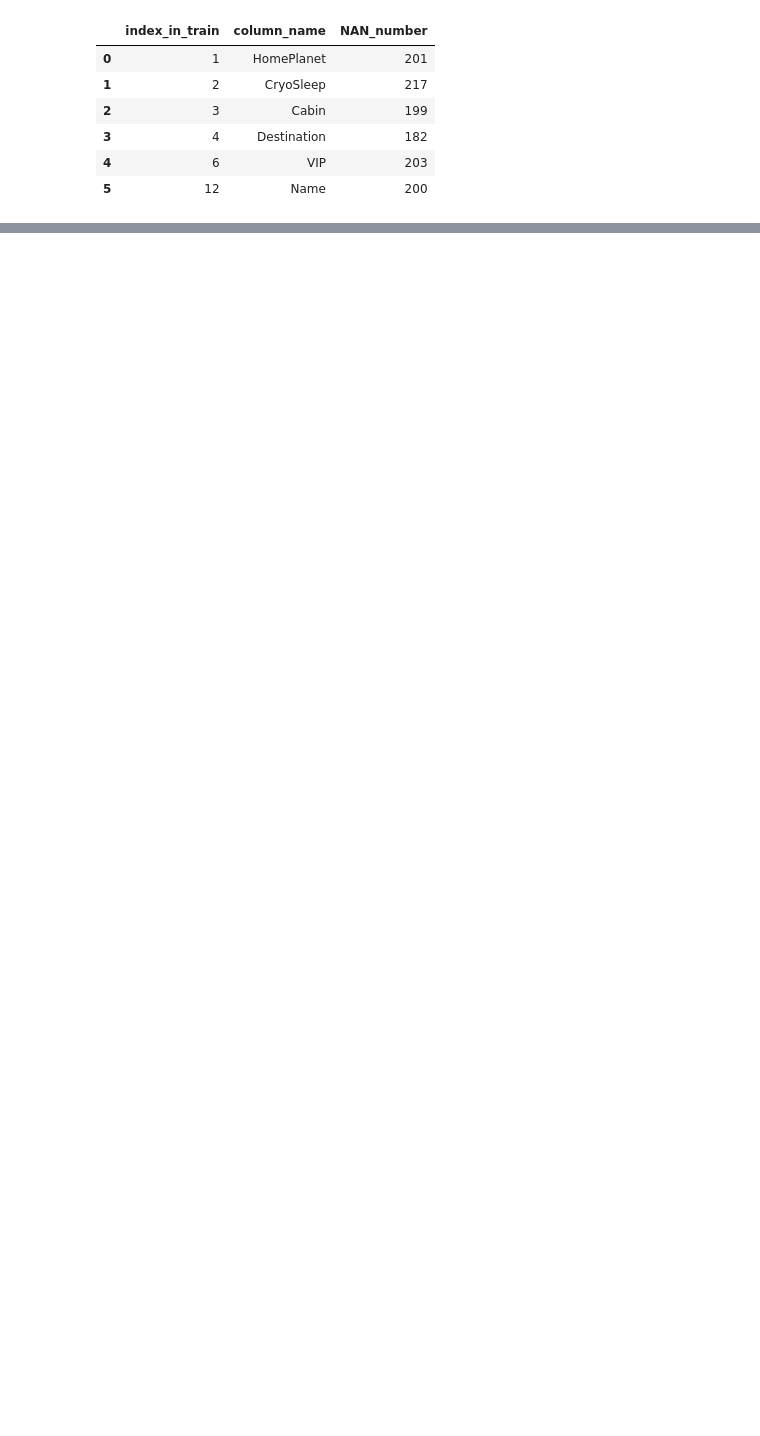
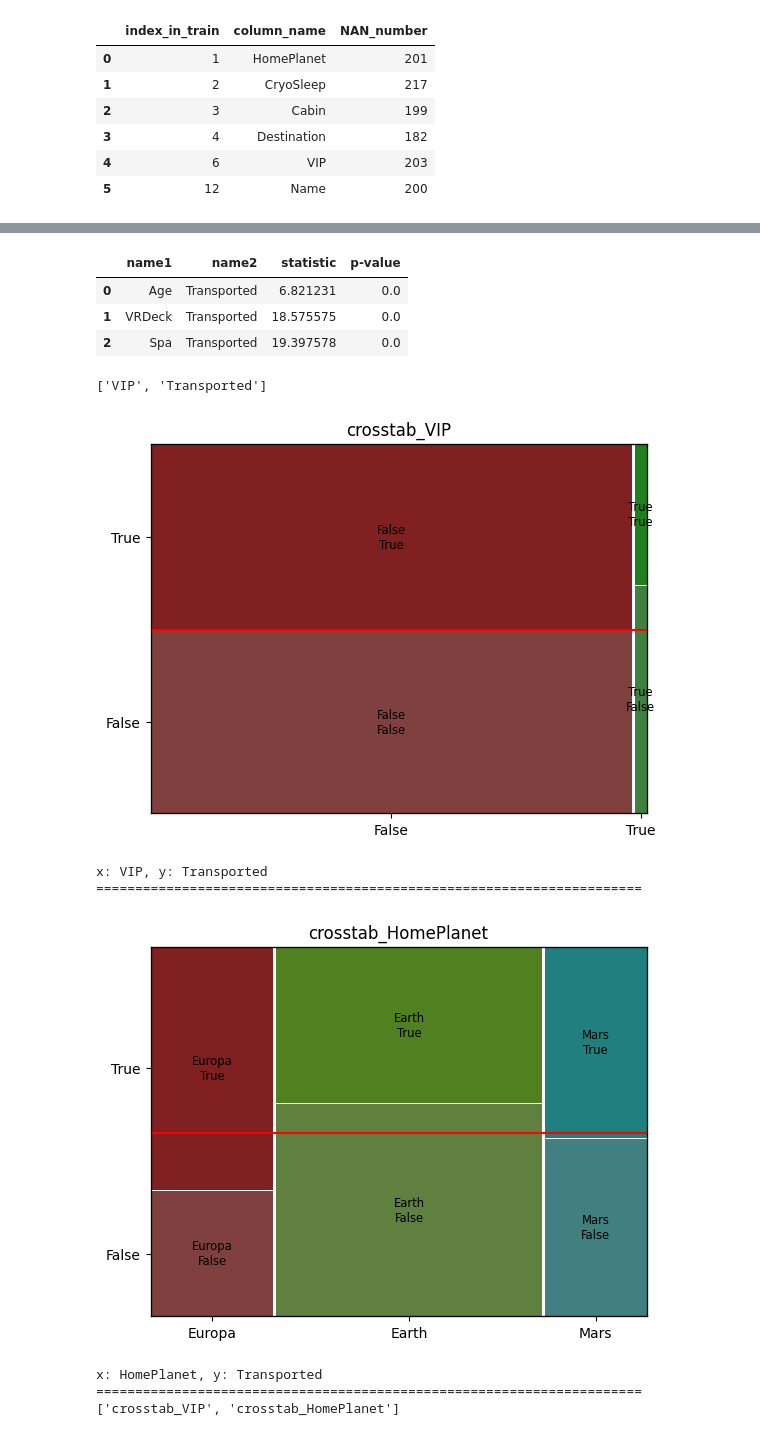
Before and after one commit to lakP44/coding-total, a Jupyter notebook: module/rock/test1.ipynb, the cells around one changed output, grey strips where cells are left out. Drawn from its saved outputs; the diff is of its cells as text; code cells hidden in the pictures; blank space fills up the shorter version.

```diff
--- a/module/rock/test1.ipynb
+++ b/module/rock/test1.ipynb
@@ -95,0 +95,65 @@ KNN = [ 5, n_neighbors ]
+# %%
+data = data.dropna(axis = 0)
+# %%
+make_ttest_df(data, ['Age', 'VRDeck', 'Spa'], 0.05, 'Transported')
+# %% [output]
+|  | name1 | name2 | statistic | p-value |
+| 0 | Age | Transported | 6.821231 | 0.0 |
+| 1 | VRDeck | Transported | 18.575575 | 0.0 |
+| 2 | Spa | Transported | 19.397578 | 0.0 |
+# %%
+u_num = 5
+u_num_data = pd.DataFrame({'num': data[['VIP', 'Transported', 'Cabin']].nunique()})
+data1 = u_num_data.drop(u_num_data[u_num_data['num'] > u_num].index)
+display(list(data1.index))
+# %% [output]
+['VIP', 'Transported']
+# %%
+import scipy.stats as spst
+from statsmodels.graphics.mosaicplot import mosaic
+
+def make_crosstab_df(data, cat1, cat2, u_num):
+    '''
+    data = data, cat1 = 기준이 되는 범주형 변수 (ex) Survived, Transported), cat2 = 넣고싶은 모든 범주형 변수, u_num = unique 갯수 제한, (이 개수 이하의 unique값을 가진 변수만 사용됨)
+
+    평균선과 하얀선이 겹칠수록 의미가 없음, 평균선(빨간선)에서 멀어질수록 의미가 있어짐
+    '''
+    if cat1 in cat2:
+        cat2.remove(cat1)
+
+    a = []
+    b = []
+
+    u_num_data = pd.DataFrame(
+        {'num': data[cat2].nunique()})
+    data1 = u_num_data.drop(u_num_data[u_num_data['num'] > u_num].index)
+    cat2_list = list(data1.index)
+
+    count = 0
+
+    for n in cat2_list:
+        # print(str(cat2_list[count]))
+        # display(pd.crosstab(data[cat1], data[n]))
+        globals()["crosstab_{}".format(str(n))] = pd.crosstab(data[cat1], data[n])
+        mosaic(data, [n, cat1])
+        plt.title("crosstab_" + str(n))
+        plt.axhline(1 - data[cat1].mean(), color = 'r')
+        plt.show()
+        print(f"x: {n}, y: {cat1}")
+        print("=="*35)
+        a.append(str(globals()["crosstab_{}".format(str(n))]))
+        b.append("crosstab_" + str(cat2_list[count]))
+        count += 1
+    print(b)
+
+
+
+name_list = make_crosstab_df(data, 'Transported', ['VIP', 'Cabin', 'HomePlanet'],5)
+# %% [output]
+[figure, added]
+x: VIP, y: Transported
+======================================================================
+[figure, added]
+x: HomePlanet, y: Transported
+======================================================================
+['crosstab_VIP', 'crosstab_HomePlanet']
```
Also changed, not shown: parts of 11 cells of this notebook, 5 other files.
